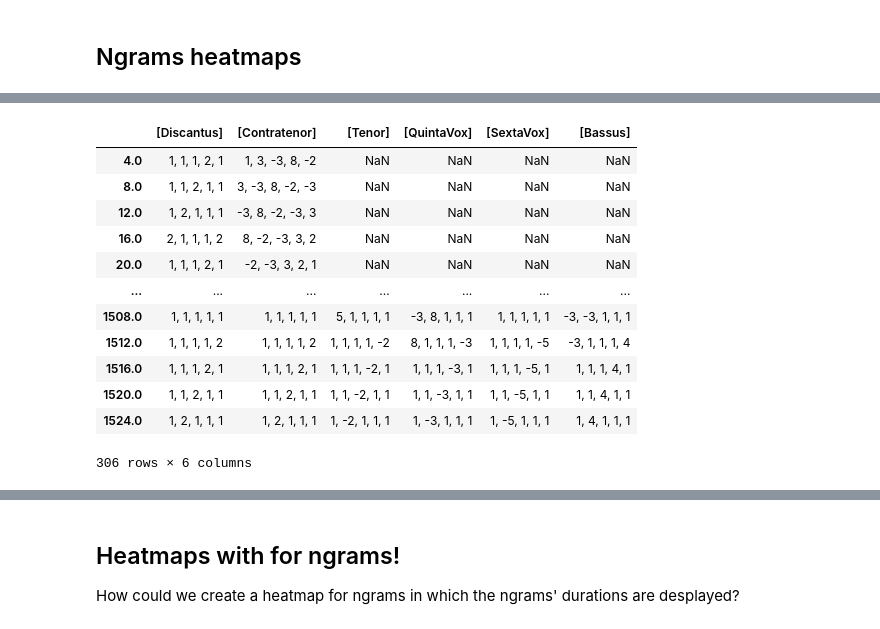
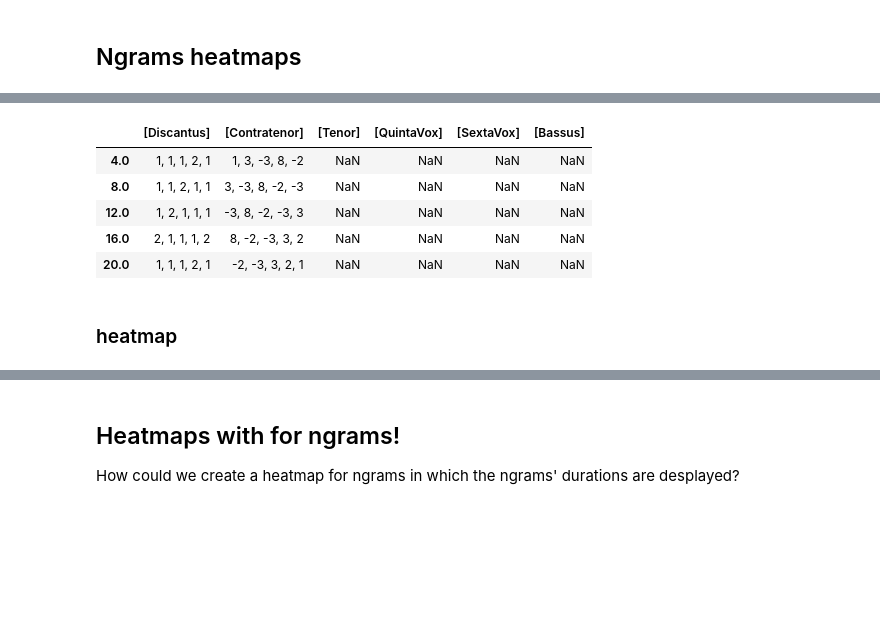
Before and after one commit to trangdang168/CRIM_Intervals_Notebooks, a Jupyter notebook: update_viz.ipynb, the cells around one changed output, grey strips where cells are left out. Drawn from its saved outputs; the diff is of its cells as text; code cells hidden in the pictures; blank space fills up the shorter version.

```diff
--- a/update_viz.ipynb
+++ b/update_viz.ipynb
@@ -100,5 +99,5 @@ corpus = CorpusBase(['https://crimproject.org/mei/CRIM_Model_0017.mei'])
 model = corpus.scores[0]
 mel = model.getMelodic(kind='d', compound=False, unit=4)
 mel_ngrams = model.getNgrams(df=mel, n=5)
-mel_ngrams
+mel_ngrams.head()
 # %% [output]
@@ -106,13 +105,8 @@ Successfully imported.
 |  | [Discantus] | [Contratenor] | [Tenor] | [QuintaVox] | [SextaVox] | [Bassus] |
 | 4.0 | 1, 1, 1, 2, 1 | 1, 3, -3, 8, -2 | NaN | NaN | NaN | NaN |
 | 8.0 | 1, 1, 2, 1, 1 | 3, -3, 8, -2, -3 | NaN | NaN | NaN | NaN |
 | 12.0 | 1, 2, 1, 1, 1 | -3, 8, -2, -3, 3 | NaN | NaN | NaN | NaN |
 | 16.0 | 2, 1, 1, 1, 2 | 8, -2, -3, 3, 2 | NaN | NaN | NaN | NaN |
 | 20.0 | 1, 1, 1, 2, 1 | -2, -3, 3, 2, 1 | NaN | NaN | NaN | NaN |
-| ... | ... | ... | ... | ... | ... | ... |
-| 1508.0 | 1, 1, 1, 1, 1 | 1, 1, 1, 1, 1 | 5, 1, 1, 1, 1 | -3, 8, 1, 1, 1 | 1, 1, 1, 1, 1 | -3, -3, 1, 1, 1 |
-| 1512.0 | 1, 1, 1, 1, 2 | 1, 1, 1, 1, 2 | 1, 1, 1, 1, -2 | 8, 1, 1, 1, -3 | 1, 1, 1, 1, -5 | -3, 1, 1, 1, 4 |
-| 1516.0 | 1, 1, 1, 2, 1 | 1, 1, 1, 2, 1 | 1, 1, 1, -2, 1 | 1, 1, 1, -3, 1 | 1, 1, 1, -5, 1 | 1, 1, 1, 4, 1 |
-| 1520.0 | 1, 1, 2, 1, 1 | 1, 1, 2, 1, 1 | 1, 1, -2, 1, 1 | 1, 1, -3, 1, 1 | 1, 1, -5, 1, 1 | 1, 1, 4, 1, 1 |
-| 1524.0 | 1, 2, 1, 1, 1 | 1, 2, 1, 1, 1 | 1, -2, 1, 1, 1 | 1, -3, 1, 1, 1 | 1, -5, 1, 1, 1 | 1, 4, 1, 1, 1 |
-306 rows × 6 columns
+# %% [markdown]
+### heatmap
```
Also changed, not shown: parts of 11 cells of this notebook, 1 other file.
